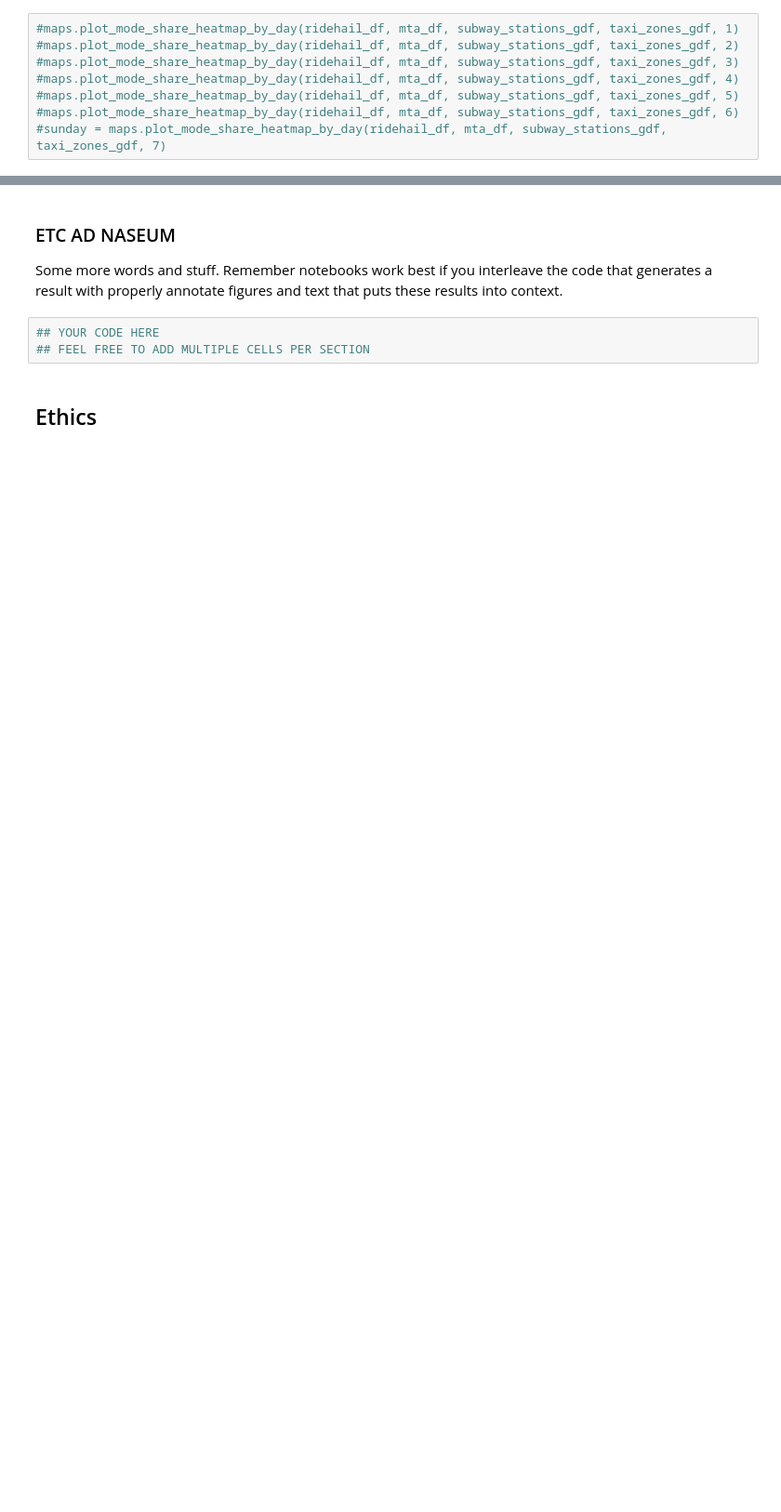
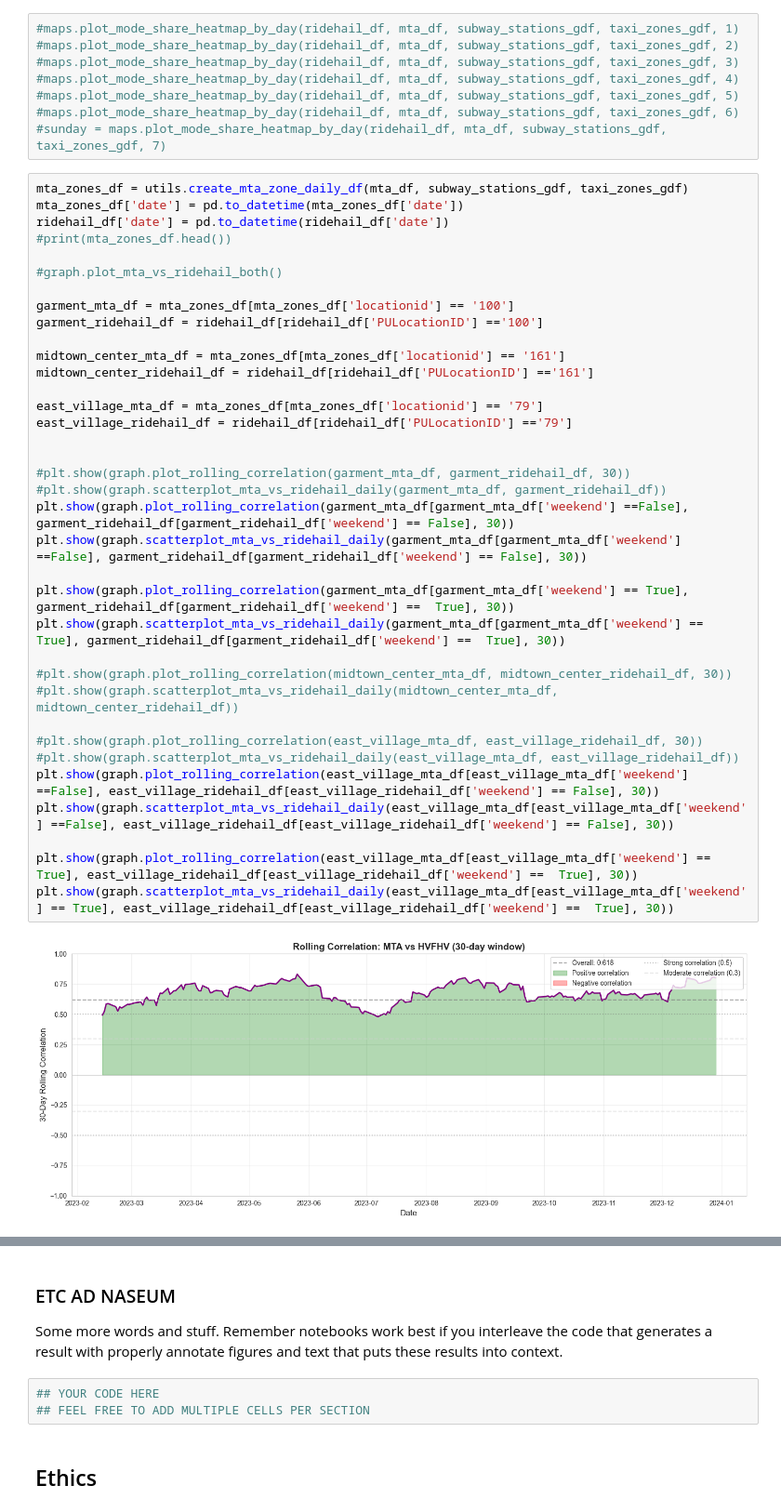
Before and after one commit to COGS108/Group063_WI26, a Jupyter notebook: 03-FinalProject.ipynb, the cells around one changed output, grey strips where cells are left out. Shown at 93% size. Cells and saved outputs as stored; diff of their text form; blank space fills up the shorter version.

Commit message:
progress cleaning graphs in FinalProject

```diff
--- a/03-FinalProject.ipynb
+++ b/03-FinalProject.ipynb
@@ -1090,3 +1060,41 @@ We now have the data for the stations per taxi zone.
 #maps.plot_mode_share_heatmap_by_day(ridehail_df, mta_df, subway_stations_gdf, taxi_zones_gdf, 5)
 #maps.plot_mode_share_heatmap_by_day(ridehail_df, mta_df, subway_stations_gdf, taxi_zones_gdf, 6)
 #sunday = maps.plot_mode_share_heatmap_by_day(ridehail_df, mta_df, subway_stations_gdf, taxi_zones_gdf, 7)
+# %%
+mta_zones_df = utils.create_mta_zone_daily_df(mta_df, subway_stations_gdf, taxi_zones_gdf)
+mta_zones_df['date'] = pd.to_datetime(mta_zones_df['date'])
+ridehail_df['date'] = pd.to_datetime(ridehail_df['date'])
+#print(mta_zones_df.head())
+
+#graph.plot_mta_vs_ridehail_both()
+
+garment_mta_df = mta_zones_df[mta_zones_df['locationid'] == '100']
+garment_ridehail_df = ridehail_df[ridehail_df['PULocationID'] =='100']
+
+midtown_center_mta_df = mta_zones_df[mta_zones_df['locationid'] == '161']
+midtown_center_ridehail_df = ridehail_df[ridehail_df['PULocationID'] =='161']
+
+east_village_mta_df = mta_zones_df[mta_zones_df['locationid'] == '79']
+east_village_ridehail_df = ridehail_df[ridehail_df['PULocationID'] =='79']
+
+
+#plt.show(graph.plot_rolling_correlation(garment_mta_df, garment_ridehail_df, 30))
+#plt.show(graph.scatterplot_mta_vs_ridehail_daily(garment_mta_df, garment_ridehail_df))
+plt.show(graph.plot_rolling_correlation(garment_mta_df[garment_mta_df['weekend'] ==False], garment_ridehail_df[garment_ridehail_df['weekend'] == False], 30))
+plt.show(graph.scatterplot_mta_vs_ridehail_daily(garment_mta_df[garment_mta_df['weekend'] ==False], garment_ridehail_df[garment_ridehail_df['weekend'] == False], 30))
+
+plt.show(graph.plot_rolling_correlation(garment_mta_df[garment_mta_df['weekend'] == True], garment_ridehail_df[garment_ridehail_df['weekend'] ==  True], 30))
+plt.show(graph.scatterplot_mta_vs_ridehail_daily(garment_mta_df[garment_mta_df['weekend'] == True], garment_ridehail_df[garment_ridehail_df['weekend'] ==  True], 30))
+
+#plt.show(graph.plot_rolling_correlation(midtown_center_mta_df, midtown_center_ridehail_df, 30))
+#plt.show(graph.scatterplot_mta_vs_ridehail_daily(midtown_center_mta_df, midtown_center_ridehail_df))
+
+#plt.show(graph.plot_rolling_correlation(east_village_mta_df, east_village_ridehail_df, 30))
+#plt.show(graph.scatterplot_mta_vs_ridehail_daily(east_village_mta_df, east_village_ridehail_df))
+plt.show(graph.plot_rolling_correlation(east_village_mta_df[east_village_mta_df['weekend'] ==False], east_village_ridehail_df[east_village_ridehail_df['weekend'] == False], 30))
+plt.show(graph.scatterplot_mta_vs_ridehail_daily(east_village_mta_df[east_village_mta_df['weekend'] ==False], east_village_ridehail_df[east_village_ridehail_df['weekend'] == False], 30))
+
+plt.show(graph.plot_rolling_correlation(east_village_mta_df[east_village_mta_df['weekend'] == True], east_village_ridehail_df[east_village_ridehail_df['weekend'] ==  True], 30))
+plt.show(graph.scatterplot_mta_vs_ridehail_daily(east_village_mta_df[east_village_mta_df['weekend'] == True], east_village_ridehail_df[east_village_ridehail_df['weekend'] ==  True], 30))
+# %% [output]
+[figure, added]
```
Also changed, not shown: parts of 36 cells of this notebook, 1 other file.
